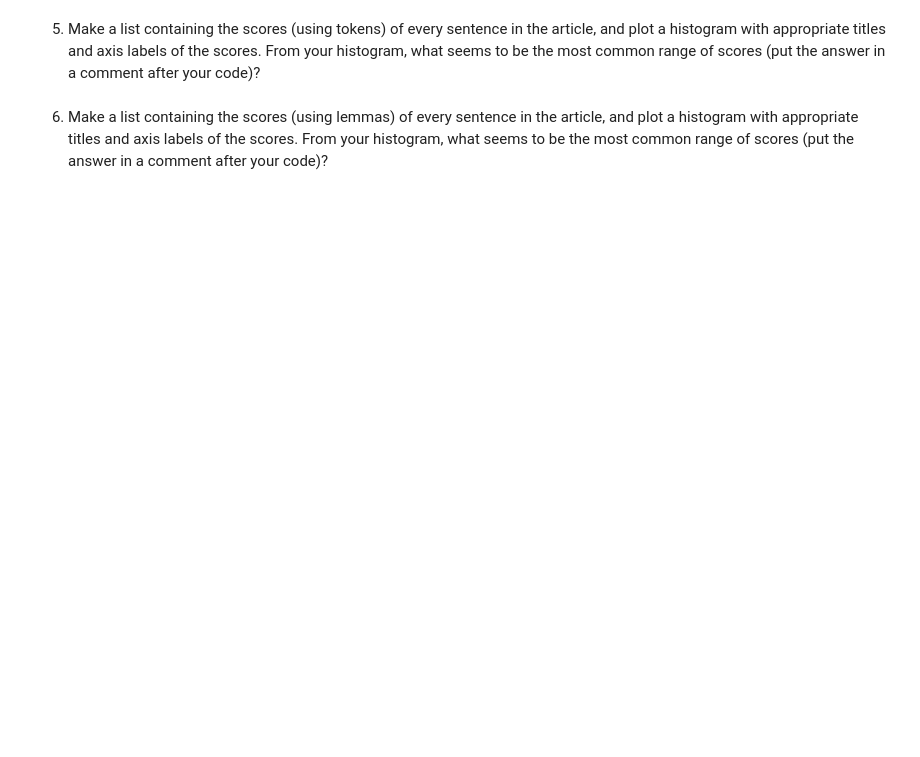
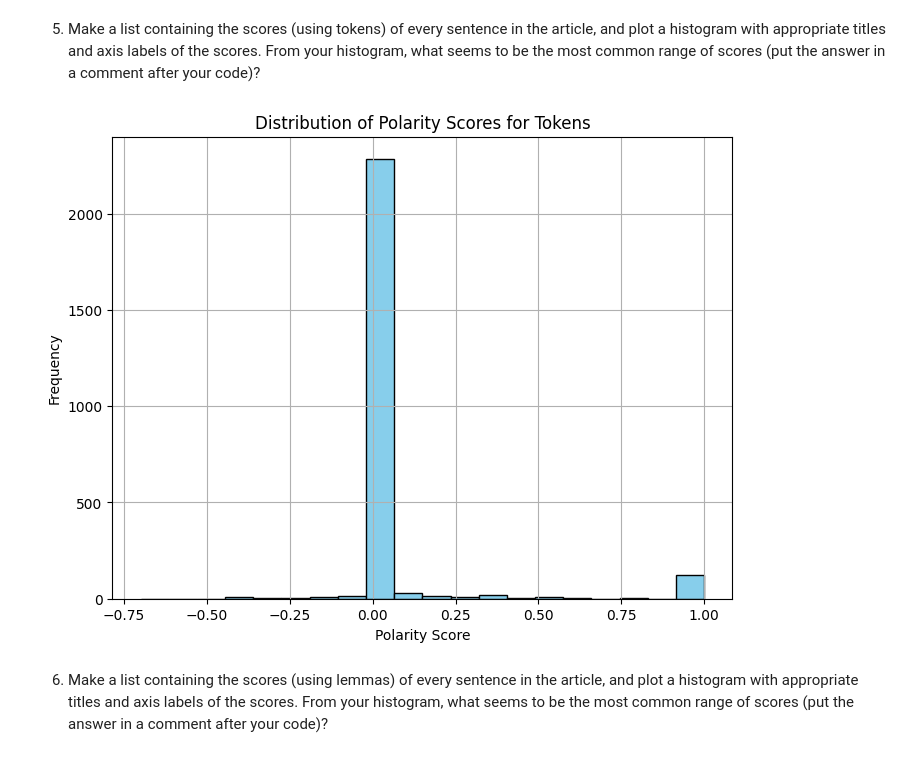
Before and after one commit to julia-fangman/article-summarizer-final, a Jupyter notebook: article-summarizer.ipynb, the cells around one changed output. Cells and saved outputs as stored; diff of their text form; code cells hidden in the pictures; blank space fills up the shorter version.

```diff
--- a/article-summarizer.ipynb
+++ b/article-summarizer.ipynb
@@ -52,2 +147,26 @@ All prereqs installed.
 # %% [markdown]
 4. Load the article text into a trained `spaCy` pipeline, and determine the 5 most frequent lemmas (converted to lower case).  Print the common lemmas with an appropriate label.  Additionally, print the lemmas with their frequencies (with appropriate labels).
+# %%
+import spacy
+from collections import Counter
+
+# Load the English language model
+nlp = spacy.load("en_core_web_sm")
+
+# Process the article text using spaCy
+doc = nlp(article_text)
+
+# Extract lemmas and count their frequencies
+lemma_counter = Counter([token.lemma_.lower() for token in doc if not token.is_stop and not token.is_punct])
+
+# Get the 5 most common lemmas
+common_lemmas = lemma_counter.most_common(5)
+
+print("Top 5 Most Frequent Lemmas:")
+for lemma, frequency in common_lemmas:
+    print(f"Lemma: {lemma}, Frequency: {frequency}")
+
+# Print all lemmas and their frequencies
+print("\nAll Lemmas and Their Frequencies:")
+for lemma, frequency in lemma_counter.items():
+    print(f"Lemma: {lemma}, Frequency: {frequency}")
@@ -54,2 +191,19 @@ All prereqs installed.
 # %% [markdown]
 5. Make a list containing the scores (using tokens) of every sentence in the article, and plot a histogram with appropriate titles and axis labels of the scores. From your histogram, what seems to be the most common range of scores (put the answer in a comment after your code)?
+# %%
+import matplotlib.pyplot as plt
+from textblob import TextBlob
+
+# Calculate polarity score for each token in the article
+token_scores = [TextBlob(token.text).sentiment.polarity for token in doc if not token.is_stop and not token.is_punct]
+
+# Plot histogram
+plt.figure(figsize=(8, 6))
+plt.hist(token_scores, bins=20, color='skyblue', edgecolor='black')
+plt.title('Distribution of Polarity Scores for Tokens')
+plt.xlabel('Polarity Score')
+plt.ylabel('Frequency')
+plt.grid(True)
+plt.show()
+# %% [output]
+[figure, added]
```
Also changed, not shown: parts of 7 cells of this notebook.
